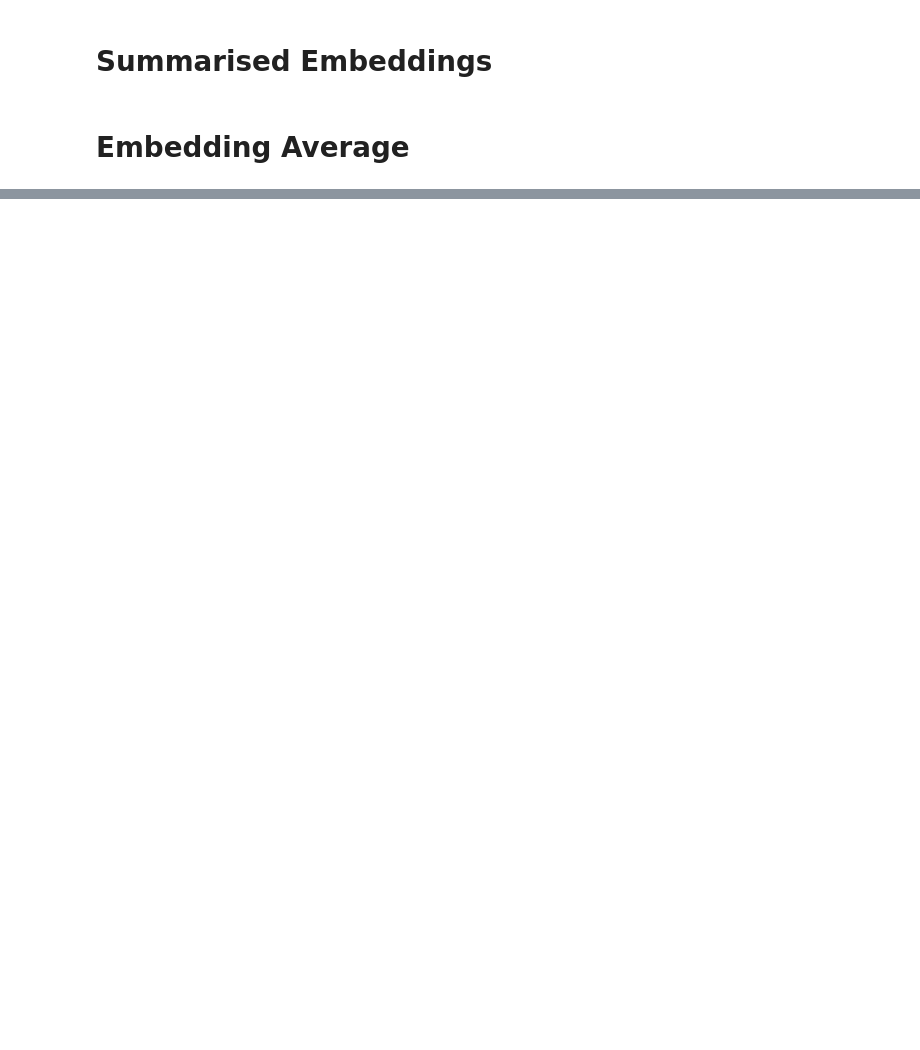
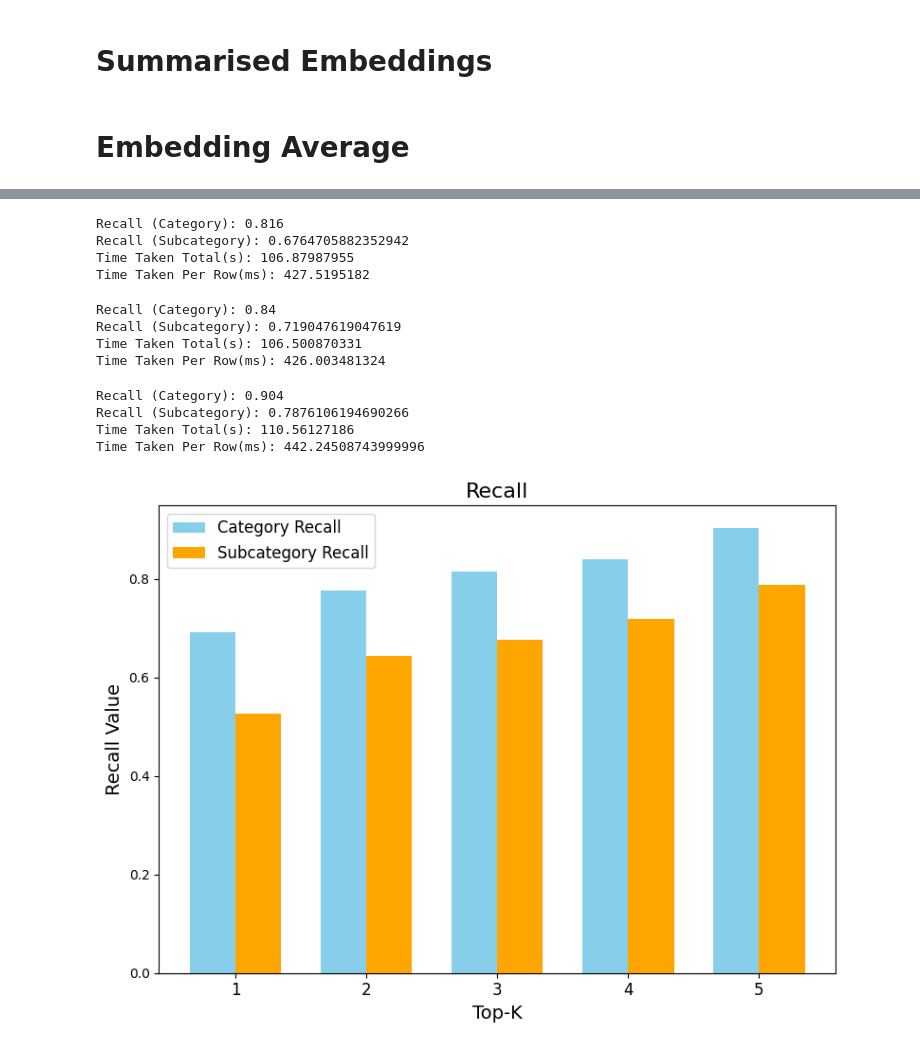
Before and after one commit to c3rl/cyber-gaurd-ai-competition, a Jupyter notebook: cyber_gaurd_ai_embeddings.ipynb, the cells around one changed output, grey strips where cells are left out. Cells and saved outputs as stored; diff of their text form; code cells hidden in the pictures; blank space fills up the shorter version.

```diff
--- a/cyber_gaurd_ai_embeddings.ipynb
+++ b/cyber_gaurd_ai_embeddings.ipynb
@@ -549,0 +669,3 @@ print(f"Success Rate (Sub-category only): {100 - len(failure_indexes_scategory)/
+# %%
+# TOP K = 2
+recall_data_k_2 = recall_calculate(test_data.sample(n=250).reset_index(drop=True),top_k=2)
@@ -549,0 +677,75 @@ print(f"Success Rate (Sub-category only): {100 - len(failure_indexes_scategory)/
+# %%
+# TOP K = 3
+recall_data_k_3 = recall_calculate(test_data.sample(n=250).reset_index(drop=True),top_k=3)
+# %% [output]
+Recall (Category): 0.816
+Recall (Subcategory): 0.6764705882352942
+Time Taken Total(s): 106.87987955
+Time Taken Per Row(ms): 427.5195182
+# %%
+# TOP K = 4
+recall_data_k_4 = recall_calculate(test_data.sample(n=250).reset_index(drop=True),top_k=4)
+# %% [output]
+Recall (Category): 0.84
+Recall (Subcategory): 0.719047619047619
+Time Taken Total(s): 106.500870331
+Time Taken Per Row(ms): 426.003481324
+# %%
+# TOP K = 5
+recall_data_k_5 = recall_calculate(test_data.sample(n=250).reset_index(drop=True),top_k=5)
+# %% [output]
+Recall (Category): 0.904
+Recall (Subcategory): 0.7876106194690266
+Time Taken Total(s): 110.56127186
+Time Taken Per Row(ms): 442.24508743999996
+# %%
+data = [
+    {
+        "k":1,
+        "category":recall_data_k_1[0],
+        "subcategory":recall_data_k_1[1],
+    },
+    {
+        "k":2,
+        "category":recall_data_k_2[0],
+        "subcategory":recall_data_k_2[1],
+    },
+    {
+        "k":3,
+        "category":recall_data_k_3[0],
+        "subcategory":recall_data_k_3[1],
+    },
+    {
+        "k":4,
+        "category":recall_data_k_4[0],
+        "subcategory":recall_data_k_4[1],
+    },
+    {
+        "k":5,
+        "category":recall_data_k_5[0],
+        "subcategory":recall_data_k_5[1],
+    }
+]
+df = pd.DataFrame(data)
+import matplotlib.pyplot as plt
+fig, ax = plt.subplots(figsize=(8, 6))
+bar_width = 0.35
+x = df['k']
+
+# Plotting both category and subcategory recalls
+ax.bar(x - bar_width/2, df['category'], bar_width, label='Category Recall', color='skyblue')
+ax.bar(x + bar_width/2, df['subcategory'], bar_width, label='Subcategory Recall', color='orange')
+
+# Adding titles and labels
+ax.set_title('Recall', fontsize=16)
+ax.set_xlabel('Top-K', fontsize=14)
+ax.set_ylabel('Recall Value', fontsize=14)
+ax.set_xticks(x)
+ax.set_xticklabels(x, fontsize=12)
+ax.legend(fontsize=12)
+
+# Display the plot
+plt.tight_layout()
+plt.show()
+# %% [output]
+[figure, added]
```
Also changed, not shown: parts of 14 cells of this notebook, 4 other files.
